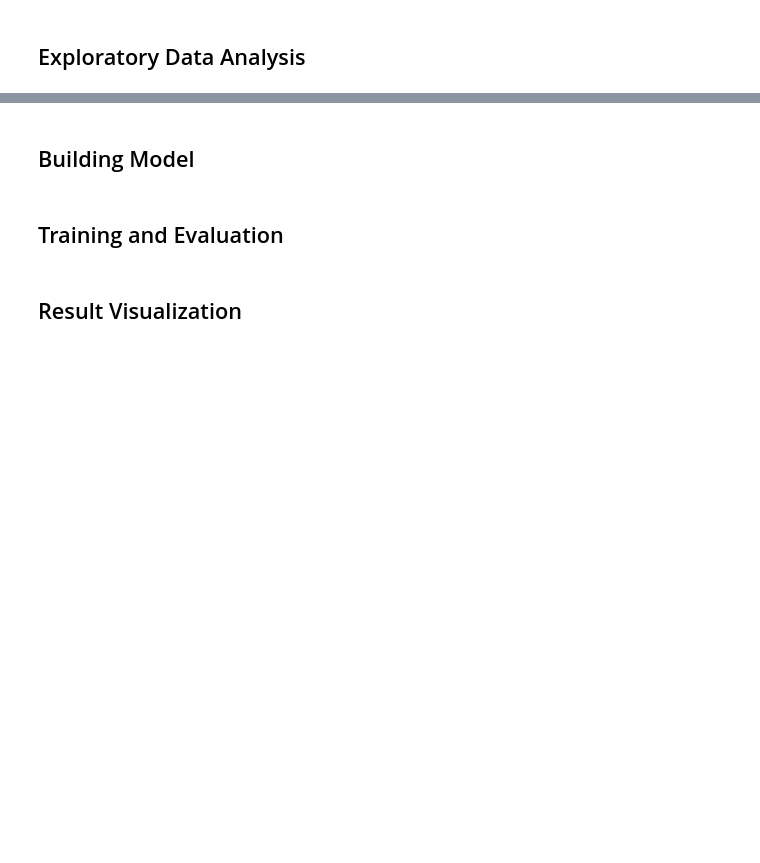
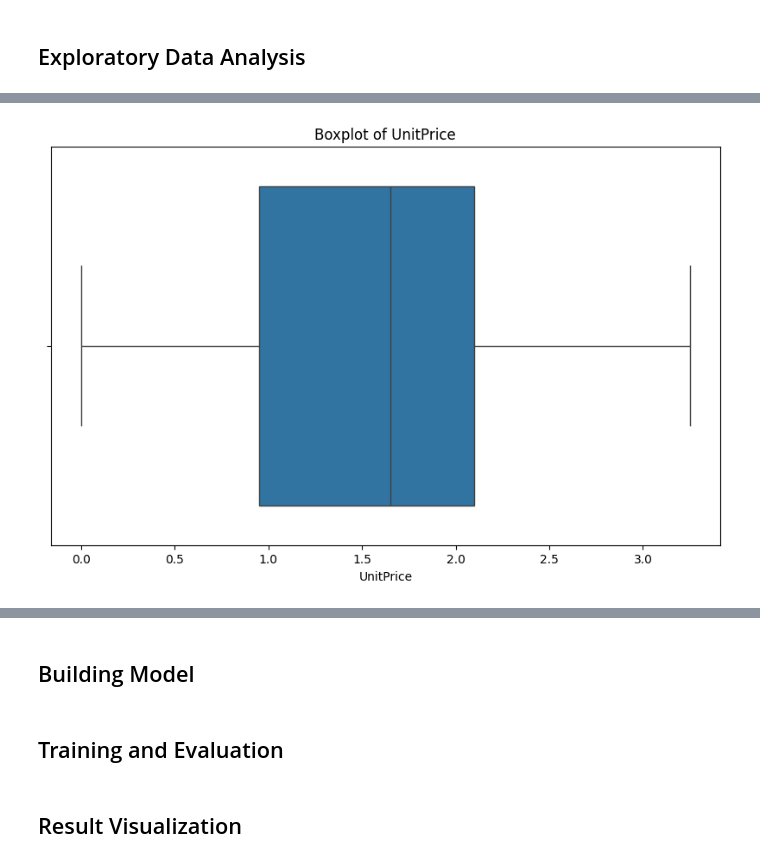
Before and after one commit to nasifuddin/Customer-Purchase-Behavior-Prediction, a Jupyter notebook: notebook.ipynb, the cells around one changed output, grey strips where cells are left out. Cells and saved outputs as stored; diff of their text form; code cells hidden in the pictures; blank space fills up the shorter version.

```diff
--- a/notebook.ipynb
+++ b/notebook.ipynb
@@ -176,0 +228,10 @@ retail_csv.head(10)
+# %%
+unitprice_percentile = retail_csv['UnitPrice'].quantile(0.73)
+quantity_percentile = retail_csv['Quantity'].quantile(0.73)
+
+retail_filtered = retail_csv[
+    (retail_csv['UnitPrice'] <= unitprice_percentile) &
+    (retail_csv['Quantity'] <= quantity_percentile)
+]
+
+retail_filtered.describe()
@@ -176,0 +248,9 @@ retail_csv.head(10)
+# %%
+#Visualizing outliers of UnitPrice
+plt.figure(figsize=(10, 6))
+sns.boxplot(x=retail_filtered['UnitPrice'])
+plt.title('Boxplot of UnitPrice')
+plt.xlabel('UnitPrice')
+plt.show()
+# %% [output]
+[figure, added]
```
Also changed, not shown: parts of 15 cells of this notebook, 2 other files.
